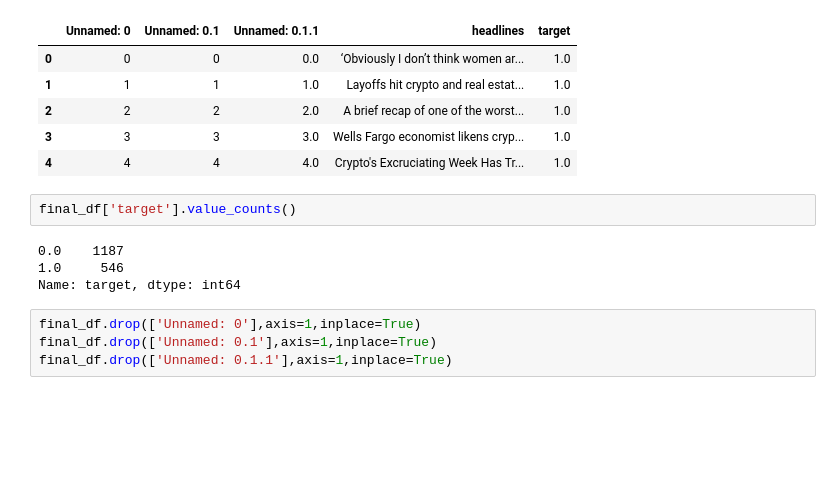
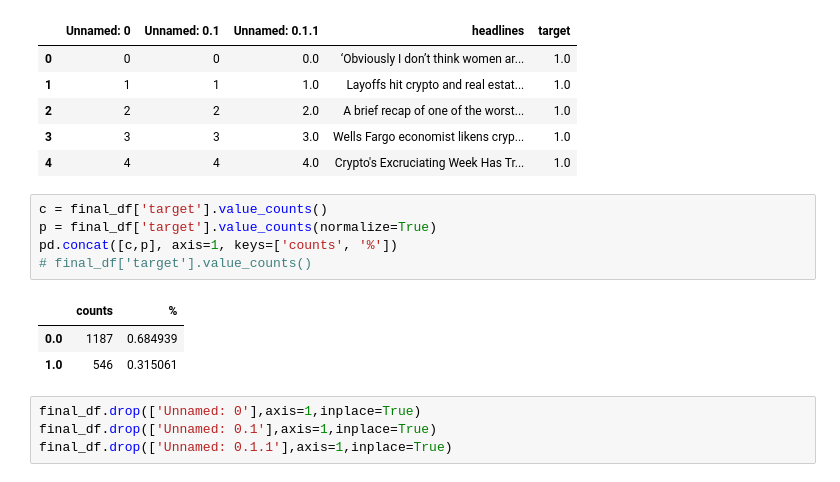
Before and after one commit to manoelgadi/CryptoGDelt2022, a Jupyter notebook: Relevance/ToReproduceRelevance.ipynb, the cells around one changed output. Drawn from its saved outputs; the diff is of its cells as text; blank space fills up the shorter version.

```diff
--- a/Relevance/ToReproduceRelevance.ipynb
+++ b/Relevance/ToReproduceRelevance.ipynb
@@ -35,12 +35,15 @@ final_df.head()
 | 2 | 2 | 2 | 2.0 | A brief recap of one of the worst... | 1.0 |
 | 3 | 3 | 3 | 3.0 | Wells Fargo economist likens cryp... | 1.0 |
 | 4 | 4 | 4 | 4.0 | Crypto's Excruciating Week Has Tr... | 1.0 |
-# %%
-final_df['target'].value_counts()
-# %% [output]
-0.0    1187
-1.0     546
-Name: target, dtype: int64
+# %%
+c = final_df['target'].value_counts()
+p = final_df['target'].value_counts(normalize=True)
+pd.concat([c,p], axis=1, keys=['counts', '%'])
+# final_df['target'].value_counts()
+# %% [output]
+|  | counts | % |
+| 0.0 | 1187 | 0.684939 |
+| 1.0 | 546 | 0.315061 |
 # %%
 final_df.drop(['Unnamed: 0'],axis=1,inplace=True)
 final_df.drop(['Unnamed: 0.1'],axis=1,inplace=True)
```
Also changed, not shown: parts of 2 cells of this notebook, 6 other files.
